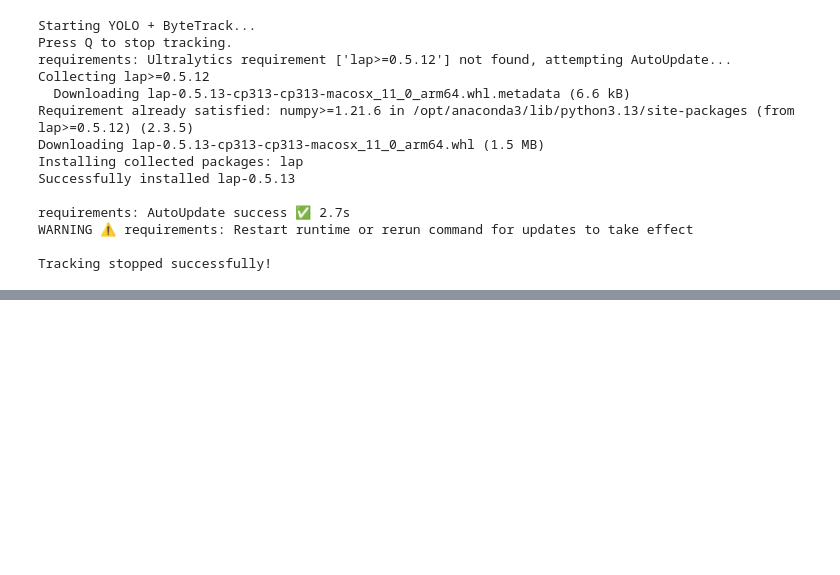
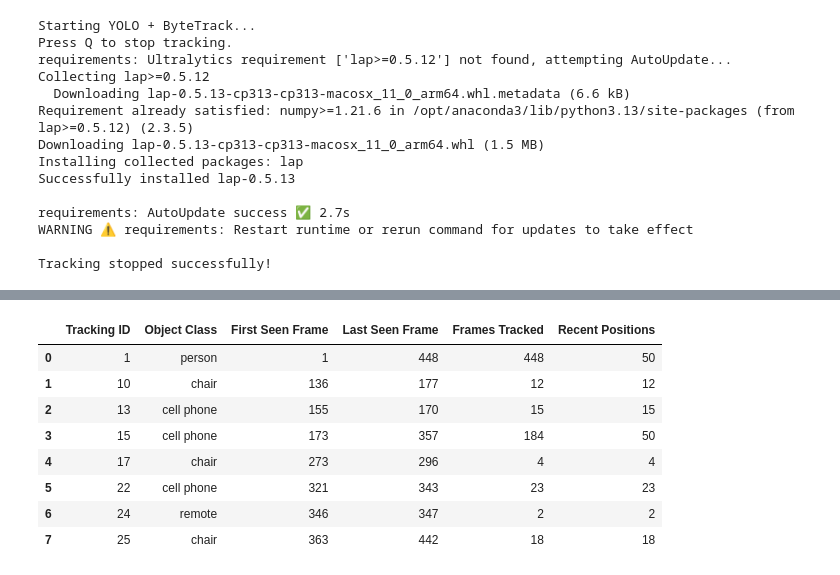
Before and after one commit to Varshh-hub/CV-END-TO-END, a Jupyter notebook: 01-REAL-TIME-OBJECT-DETECTION-AND-TRACKING/model.ipynb, the cells around one changed output, grey strips where cells are left out. Drawn from its saved outputs; the diff is of its cells as text; code cells hidden in the pictures; blank space fills up the shorter version.

Commit message:
object counting

```diff
--- a/01-REAL-TIME-OBJECT-DETECTION-AND-TRACKING/model.ipynb
+++ b/01-REAL-TIME-OBJECT-DETECTION-AND-TRACKING/model.ipynb
@@ -383,3 +383,12 @@ requirements: AutoUpdate success ✅ 2.7s
 WARNING ⚠️ requirements: Restart runtime or rerun command for updates to take effect
 
 Tracking stopped successfully!
+# %%
+from collections import deque
+
+track_history = {}
+
+frame_number = 0
+MAX_TRACK_HISTORY = 50
+
+print("Tracking history initialized!")
@@ -385,0 +545,29 @@ Tracking stopped successfully!
+# %%
+import pandas as pd
+
+tracking_records = []
+
+for track_id, history in track_history.items():
+
+    tracking_records.append({
+        "Tracking ID": track_id,
+        "Object Class": history["class_name"],
+        "First Seen Frame": history["first_seen_frame"],
+        "Last Seen Frame": history["last_seen_frame"],
+        "Frames Tracked": history["frames_tracked"],
+        "Recent Positions": len(history["positions"])
+    })
+
+tracking_df = pd.DataFrame(tracking_records)
+
+tracking_df
+# %% [output]
+|  | Tracking ID | Object Class | First Seen Frame | Last Seen Frame | Frames Tracked | Recent Positions |
+| 0 | 1 | person | 1 | 448 | 448 | 50 |
+| 1 | 10 | chair | 136 | 177 | 12 | 12 |
+| 2 | 13 | cell phone | 155 | 170 | 15 | 15 |
+| 3 | 15 | cell phone | 173 | 357 | 184 | 50 |
+| 4 | 17 | chair | 273 | 296 | 4 | 4 |
+| 5 | 22 | cell phone | 321 | 343 | 23 | 23 |
+| 6 | 24 | remote | 346 | 347 | 2 | 2 |
+| 7 | 25 | chair | 363 | 442 | 18 | 18 |
```
Also changed, not shown: parts of 3 cells of this notebook.
